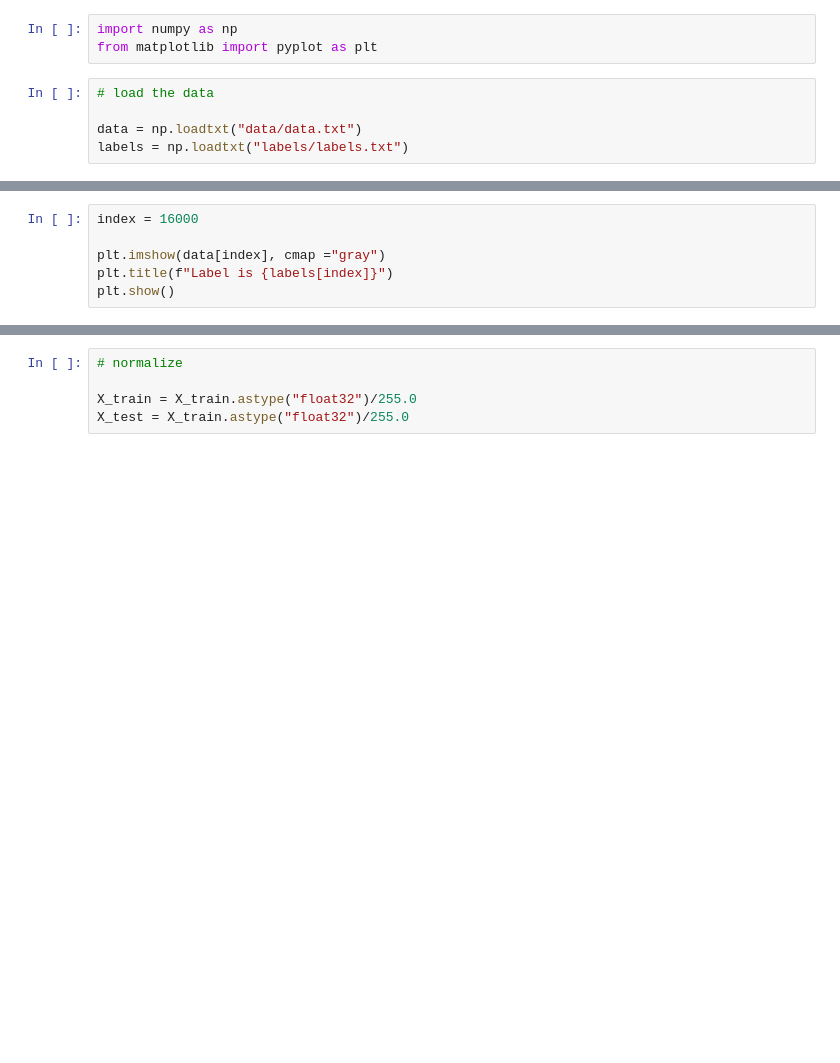
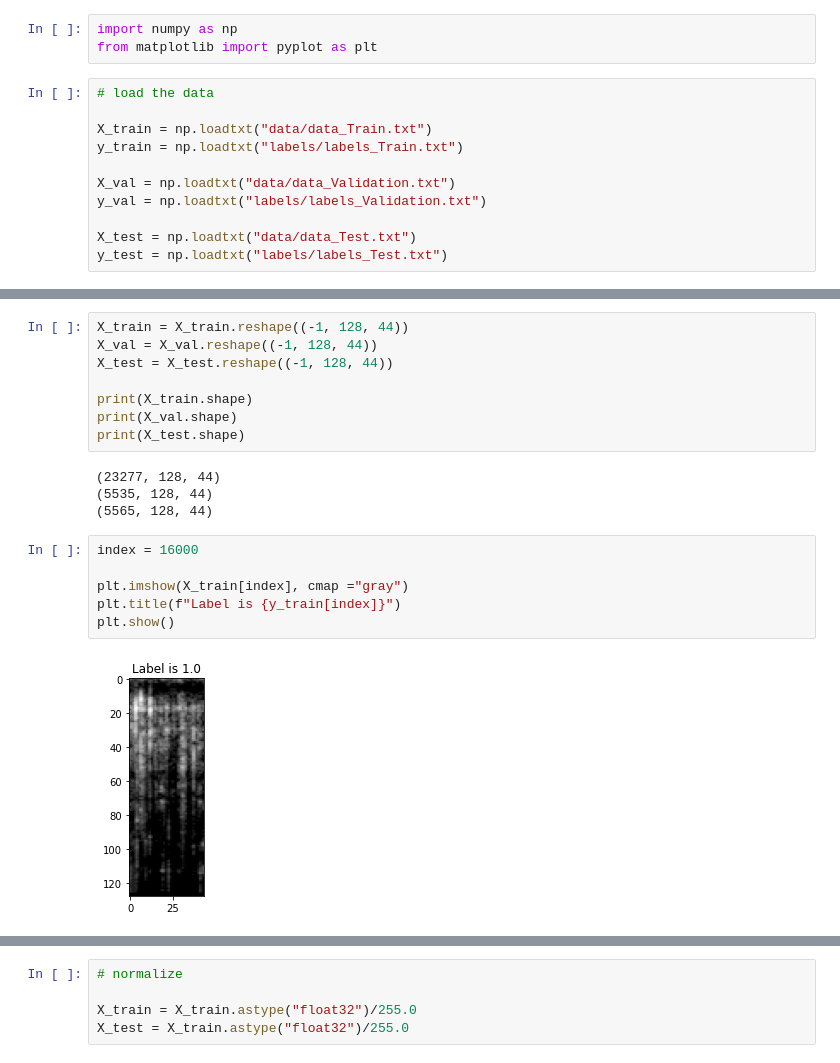
Before and after one commit to janzenal/misophonia_filter, a Jupyter notebook: baseline.ipynb, the cells around one changed output, grey strips where cells are left out. Drawn from its saved outputs; the diff is of its cells as text; blank space fills up the shorter version.

Commit message:
new train validation test split

```diff
--- a/baseline.ipynb
+++ b/baseline.ipynb
@@ -4,5 +4,11 @@ from matplotlib import pyplot as plt
 # %%
 # load the data
 
-data = np.loadtxt("data/data.txt")
-labels = np.loadtxt("labels/labels.txt")
+X_train = np.loadtxt("data/data_Train.txt")
+y_train = np.loadtxt("labels/labels_Train.txt")
+
+X_val = np.loadtxt("data/data_Validation.txt")
+y_val = np.loadtxt("labels/labels_Validation.txt")
+
+X_test = np.loadtxt("data/data_Test.txt")
+y_test = np.loadtxt("labels/labels_Test.txt")
@@ -14,9 +23,23 @@ data.shape
+# %%
+X_train = X_train.reshape((-1, 128, 44))
+X_val = X_val.reshape((-1, 128, 44))
+X_test = X_test.reshape((-1, 128, 44))
+
+print(X_train.shape)
+print(X_val.shape)
+print(X_test.shape)
+# %% [output]
+(23277, 128, 44)
+(5535, 128, 44)
+(5565, 128, 44)
 # %%
 index = 16000
 
-plt.imshow(data[index], cmap ="gray")
-plt.title(f"Label is {labels[index]}")
+plt.imshow(X_train[index], cmap ="gray")
+plt.title(f"Label is {y_train[index]}")
 plt.show()
+# %% [output]
+[figure, added]
 # %%
 # resizing images
 
```
Also changed, not shown: parts of 13 cells of this notebook, 2 other files.
